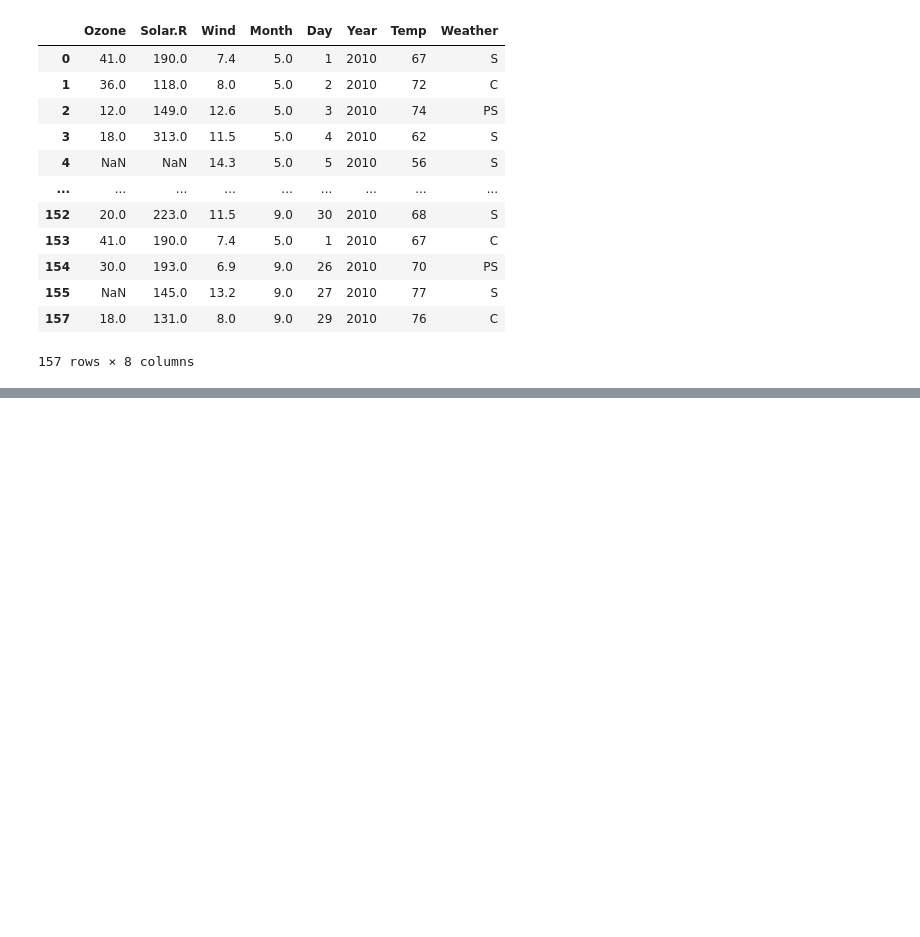
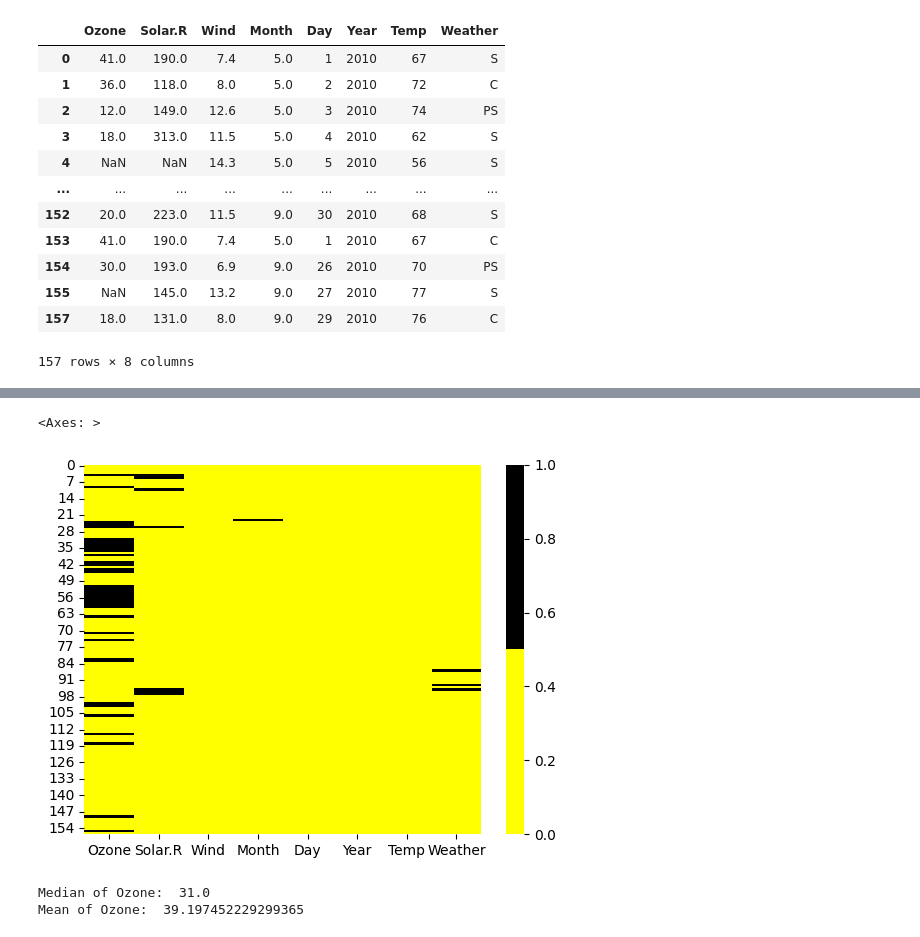
Before and after one commit to Saitejaa5/ADpractice, a Jupyter notebook: EDA practice.ipynb, the cells around one changed output, grey strips where cells are left out. Saved outputs shown, nothing was run; the diff lists cells and outputs as text; code cells hidden in the pictures; blank space fills up the shorter version.

```diff
--- a/EDA practice.ipynb
+++ b/EDA practice.ipynb
@@ -176,0 +191,15 @@ data1
+# %%
+cols = data1.columns
+colors = ['yellow', 'black']
+sns.heatmap(data1[cols].isnull(), cmap=sns.color_palette(colors, as_cmap=True), cbar=True)
+# %% [output]
+<Axes: >
+[figure, added]
+# %%
+median_ozone = data1["Ozone"].median()
+mean_ozone = data1["Ozone"].mean()
+print("Median of Ozone: ", median_ozone)
+print("Mean of Ozone: ", mean_ozone)
+# %% [output]
+Median of Ozone:  31.0
+Mean of Ozone:  39.197452229299365
```
Also changed, not shown: parts of 6 cells of this notebook.
